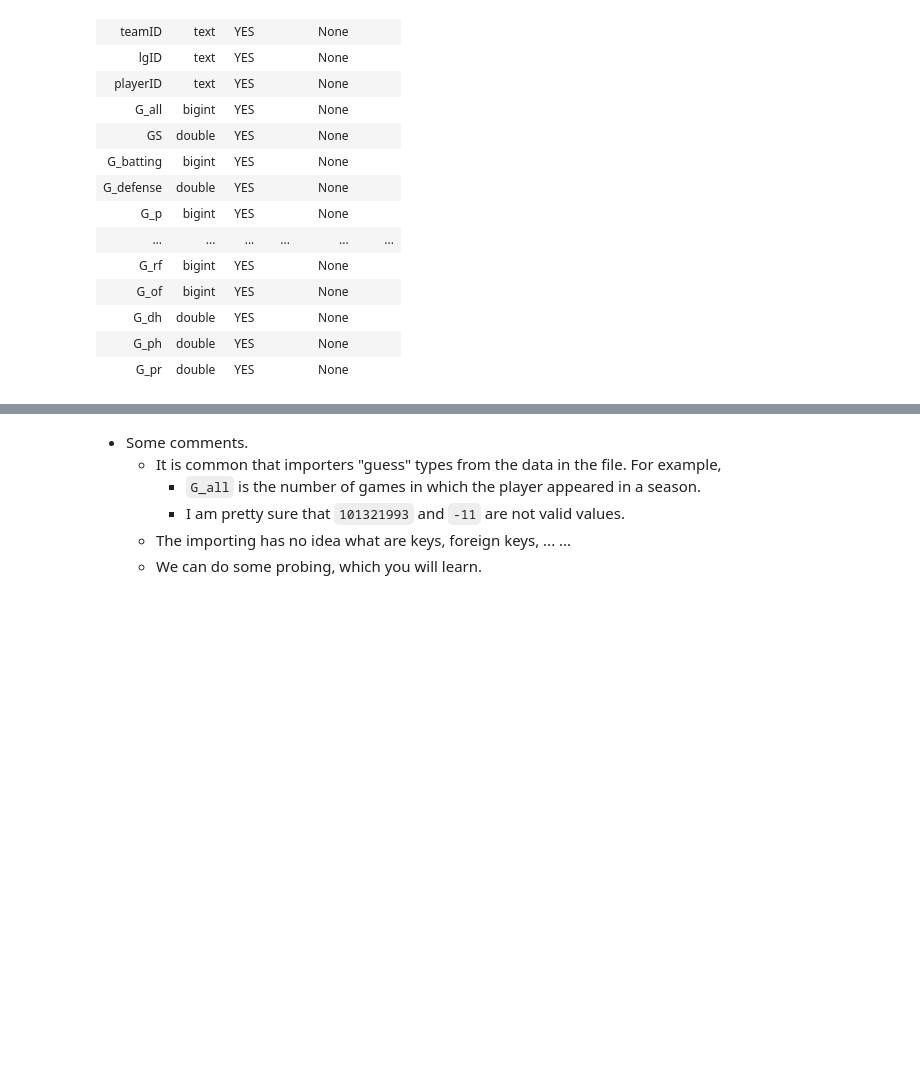
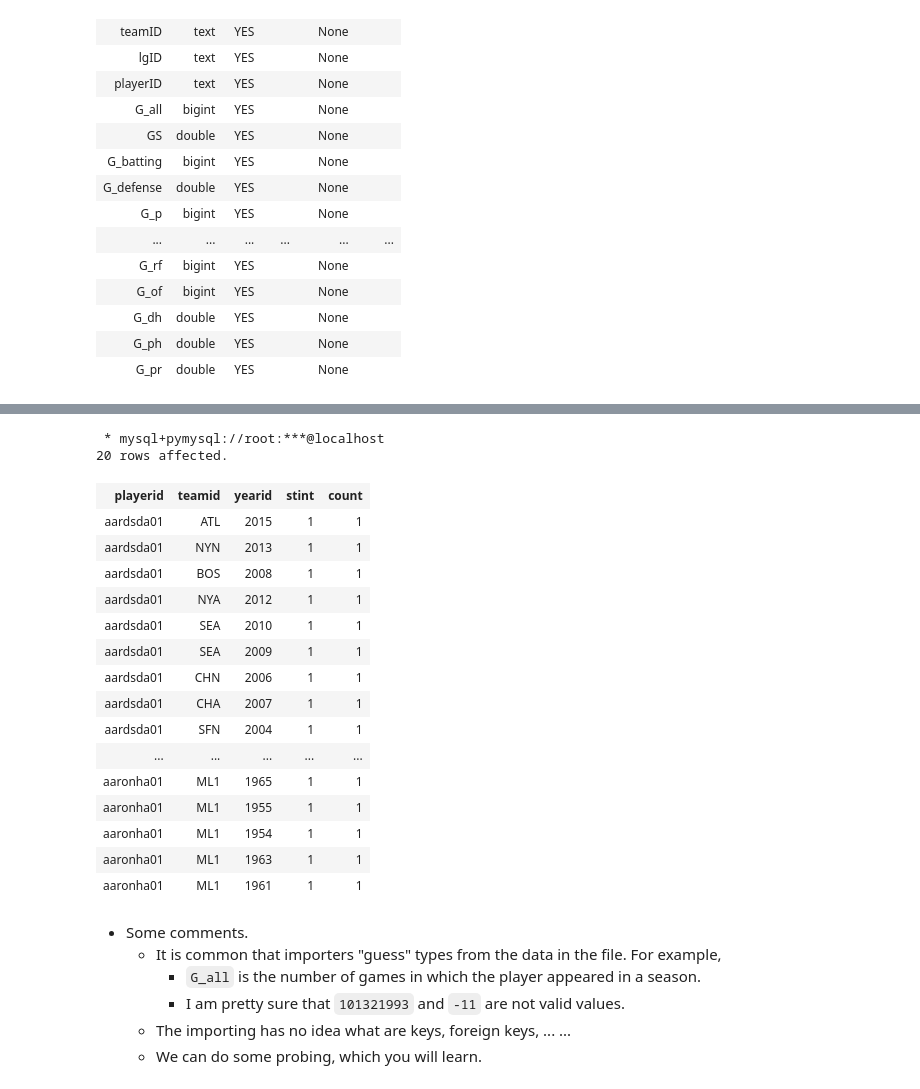
Before and after one commit to sz0818/Intro_to_Databases_S23, a Jupyter notebook: Lectures/02_s_2023_w4111_lecture/Lecture_2_ER_Relational_SQL.I.ipynb, the cells around one changed output, grey strips where cells are left out. Saved outputs shown, nothing was run; the diff lists cells and outputs as text; code cells hidden in the pictures; blank space fills up the shorter version.

```diff
--- a/Lectures/02_s_2023_w4111_lecture/Lecture_2_ER_Relational_SQL.I.ipynb
+++ b/Lectures/02_s_2023_w4111_lecture/Lecture_2_ER_Relational_SQL.I.ipynb
@@ -314,3 +356,27 @@ Loaded /Users/donaldferguson/Dropbox/00Spring2023/Intro_to_Databases_S23/data/ba
+# %%
+%sql select playerid, teamid, yearid, stint, count(*) as count  \
+    from lahmansbaseballdb.batting \
+    group by playerid, teamid, yearid, stint order by count desc, playerid, stint  \
+    limit 20
+# %% [output]
+ * mysql+pymysql://root:***@localhost
+20 rows affected.
+| playerid | teamid | yearid | stint | count |
+| aardsda01 | ATL | 2015 | 1 | 1 |
+| aardsda01 | NYN | 2013 | 1 | 1 |
+| aardsda01 | BOS | 2008 | 1 | 1 |
+| aardsda01 | NYA | 2012 | 1 | 1 |
+| aardsda01 | SEA | 2010 | 1 | 1 |
+| aardsda01 | SEA | 2009 | 1 | 1 |
+| aardsda01 | CHN | 2006 | 1 | 1 |
+| aardsda01 | CHA | 2007 | 1 | 1 |
+| aardsda01 | SFN | 2004 | 1 | 1 |
+| ... | ... | ... | ... | ... |
+| aaronha01 | ML1 | 1965 | 1 | 1 |
+| aaronha01 | ML1 | 1955 | 1 | 1 |
+| aaronha01 | ML1 | 1954 | 1 | 1 |
+| aaronha01 | ML1 | 1963 | 1 | 1 |
+| aaronha01 | ML1 | 1961 | 1 | 1 |
 # %% [markdown]
 - Some comments.
     - It is common that importers "guess" types from the data in the file. For example,
```
Also changed, not shown: parts of 2 cells of this notebook, 6 other files.
